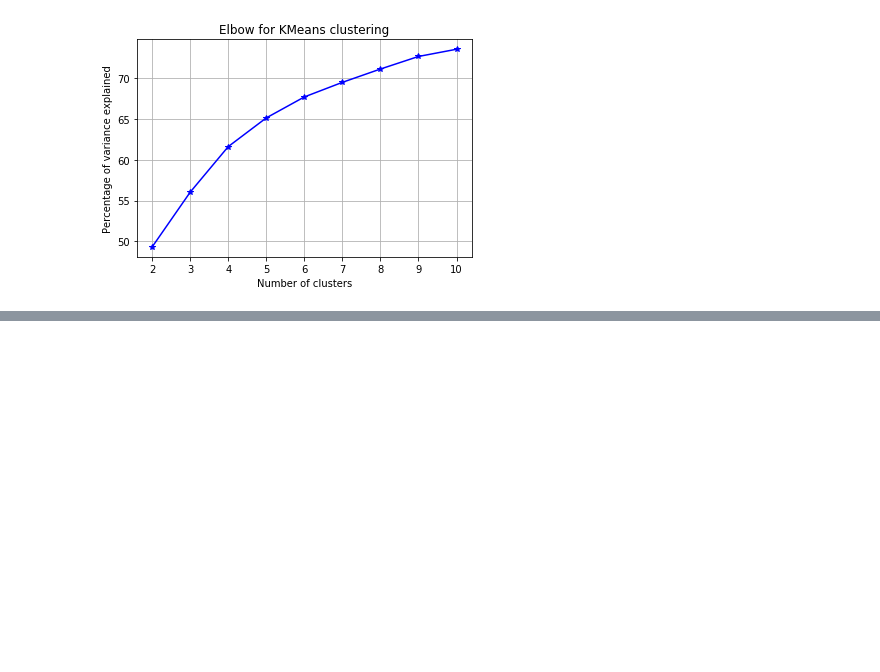
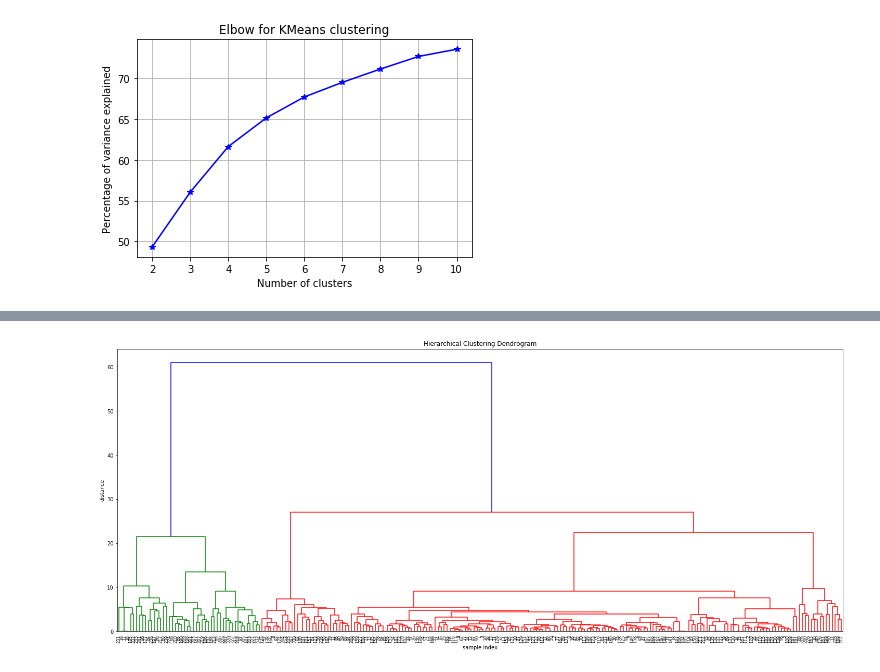
Before and after one commit to charlie-moffett/PUI2017_cm4698, a Jupyter notebook: HW11_cm4698/Assignment1_cm4698.ipynb, the cells around one changed output, grey strips where cells are left out. Cells and saved outputs as stored; diff of their text form; code cells hidden in the pictures; blank space fills up the shorter version.

```diff
--- a/HW11_cm4698/Assignment1_cm4698.ipynb
+++ b/HW11_cm4698/Assignment1_cm4698.ipynb
@@ -45,6 +45,8 @@ https://www2.census.gov/econ200$y\/CBP_CSV/zbp0$y\totals.zip; done
 https://www2.census.gov/econ20$y\/CBP_CSV/zbp$y\totals.zip; done
 # %%
 # unzip NYC zipcode shapefiles in PUIdata
+PUIdata = os.getenv('PUIDATA')
+
 if not os.path.isdir(PUIdata + '/ZIP_CODES'):
     print('Download and unzip file...')
     os.system('wget https://data.cityofnewyork.us/download/i8iw-xf4u/application%2Fzip')
@@ -189,3 +191,14 @@ For n_clusters = 9 The average silhouette_score is : 0.158254524982
 For n_clusters = 10 The average silhouette_score is : 0.150430762634
 [figure]
 [figure]
+# %%
+# 3. plot the cluster centers
+n = 5
+km = KMeans(n_clusters=n, random_state=123)
+km_res = km.fit(df_stan)
+
+agc = AgglomerativeClustering(n_clusters=n,  compute_full_tree=True)
+agc_res = agc.fit(df_stan)
+
+df_stan['KLABEL'] = km_res.labels_
+df_stan['AGCLABEL'] = agc_res.labels_
@@ -191,0 +222,17 @@ For n_clusters = 10 The average silhouette_score is : 0.150430762634
+# %%
+#4. Use another clustering algorithm (of your choice)
+Z = linkage(df_stan, 'ward')
+c, coph_dists = cophenet(Z, pdist(df_stan))
+
+# calculate dendrogram
+plt.figure(figsize=(25, 10))
+plt.title('Hierarchical Clustering Dendrogram')
+plt.xlabel('sample index')
+plt.ylabel('distance')
+dendrogram(
+    Z,
+    leaf_rotation=90.,
+    leaf_font_size=8.,)
+pl.show()
+# %% [output]
+[figure, added]
```
Also changed, not shown: parts of 8 cells of this notebook.
